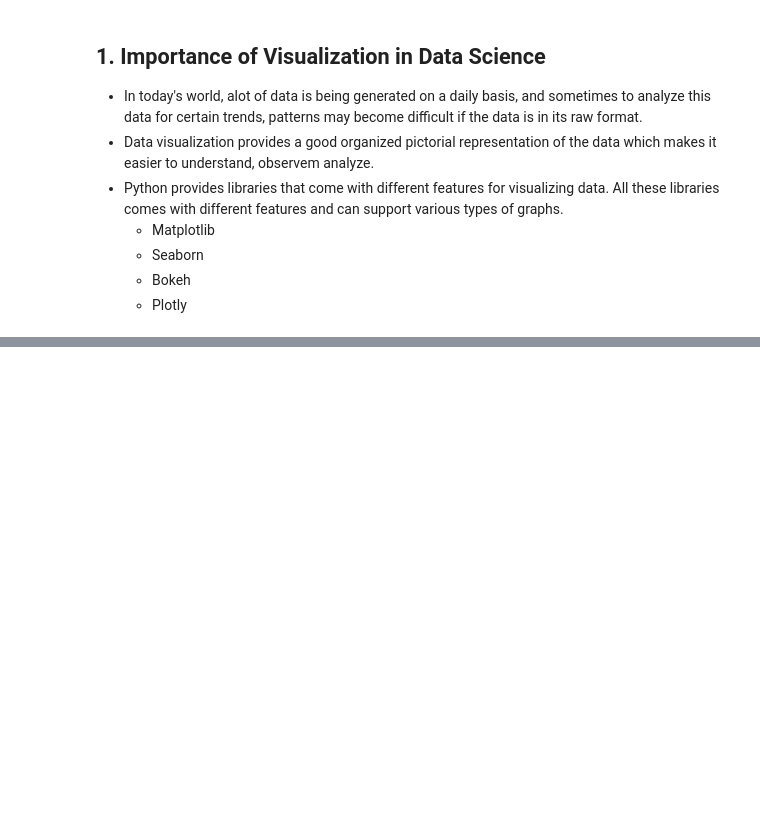
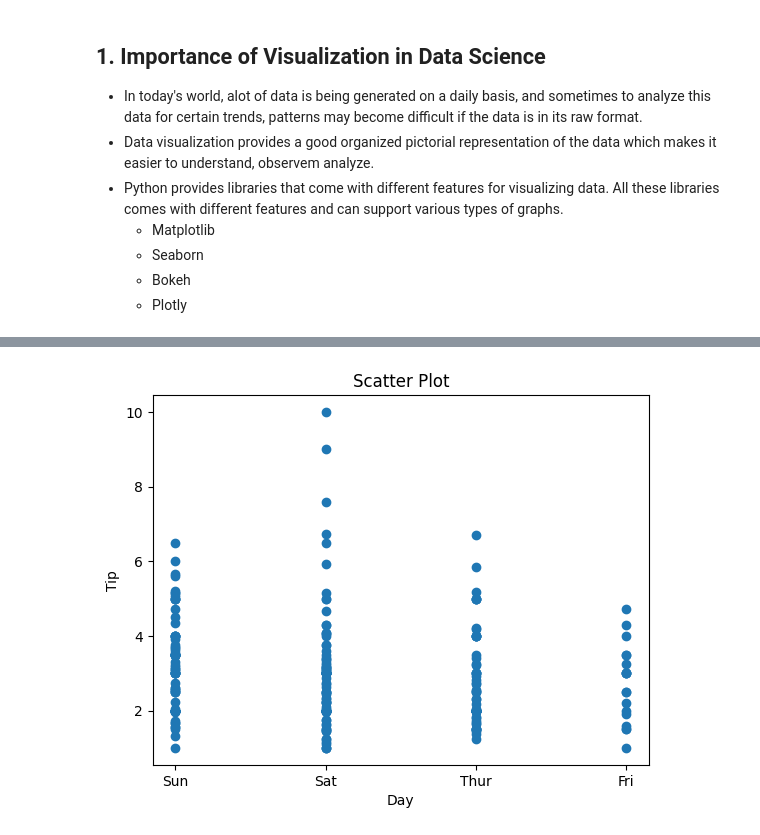
Before and after one commit to rusty-crubs/Data-Science-with-Python, a Jupyter notebook: Course/Chapter-6.ipynb, the cells around one changed output, grey strips where cells are left out. Saved outputs shown, nothing was run; the diff lists cells and outputs as text; code cells hidden in the pictures; blank space fills up the shorter version.

```diff
--- a/Course/Chapter-6.ipynb
+++ b/Course/Chapter-6.ipynb
@@ -27,0 +32,2 @@
+# %%
+tips = 'https://media.geeksforgeeks.org/wp-content/uploads/tips.csv'
@@ -27,0 +50,21 @@
+# %%
+import pandas as pd
+import matplotlib.pyplot as plt
+
+# Reading tips
+# tips is defined at Using Tip Database section
+data = pd.read_csv(tips)
+
+# Scatter plot with day against tips
+plt.scatter(data['day'],data['tip'])
+
+# Title
+plt.title('Scatter Plot')
+
+# Setting X and Y label
+plt.xlabel('Day')
+plt.ylabel('Tip')
+
+plt.show()
+# %% [output]
+[figure, added]
```
Also changed, not shown: parts of 25 cells of this notebook.
